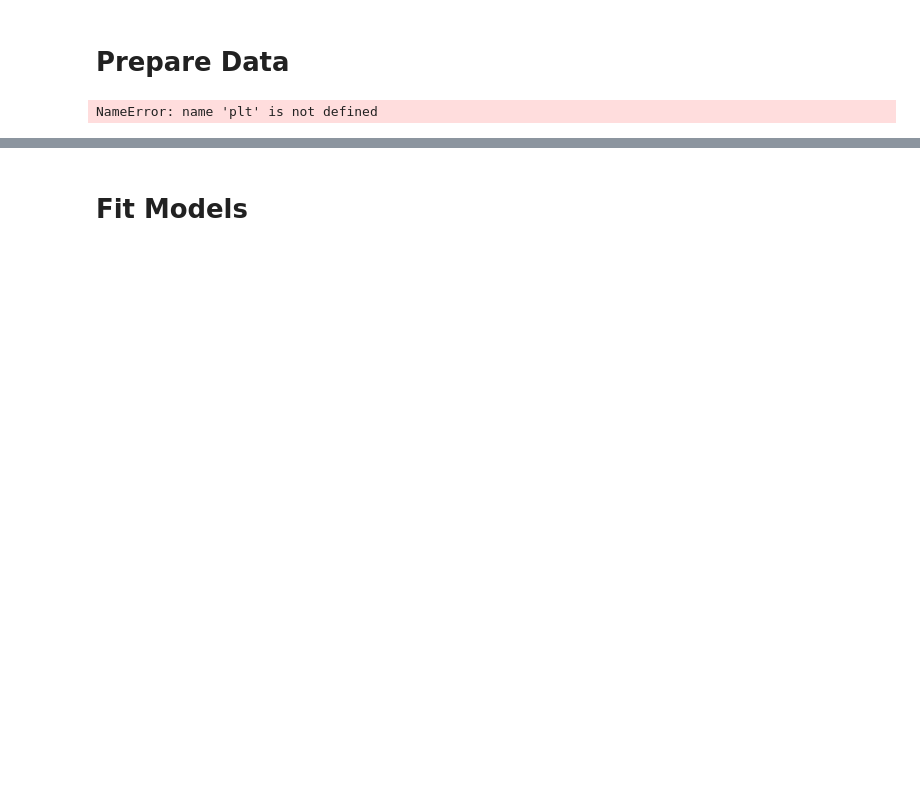
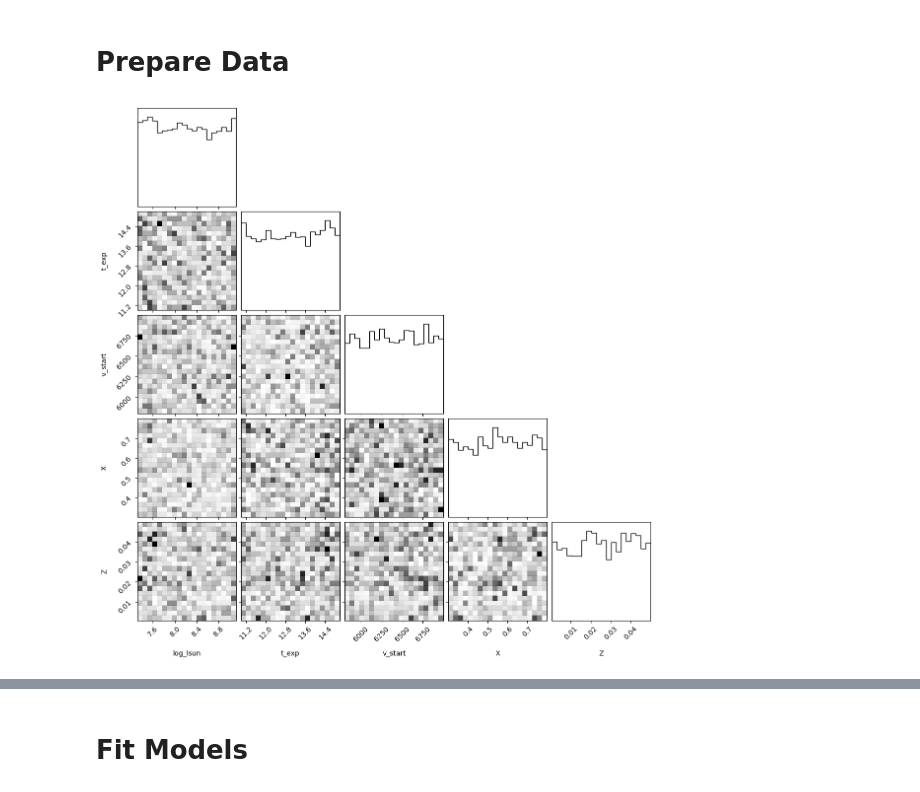
Before and after one commit to MichaelLukaszyk/iip-emulator, a Jupyter notebook: interpolator/interp.ipynb, the cells around one changed output, grey strips where cells are left out. Cells and saved outputs as stored; diff of their text form; code cells hidden in the pictures; blank space fills up the shorter version.

```diff
--- a/interpolator/interp.ipynb
+++ b/interpolator/interp.ipynb
@@ -92,8 +73,16 @@ def rebin_to_uniform_wavelength(lam, flux, dlambda=1.0):
-# %%
-plt.hist(wav_obs, 1000)
-plt.show()
-# %% [output]
-NameError: name 'plt' is not defined
+# %%
+fig = corner.corner(
+    X.values,
+    labels=X.columns,
+    range=limits,
+    bins = 20,
+    plot_contours=False,
+    plot_datapoints=False,
+    plot_density=True,
+)
+show_active()
+# %% [output]
+[figure, added]
 # %%
 # View observed data
 plt.figure(figsize=(12, 5))
```
Also changed, not shown: parts of 14 cells of this notebook, 6 other files.
